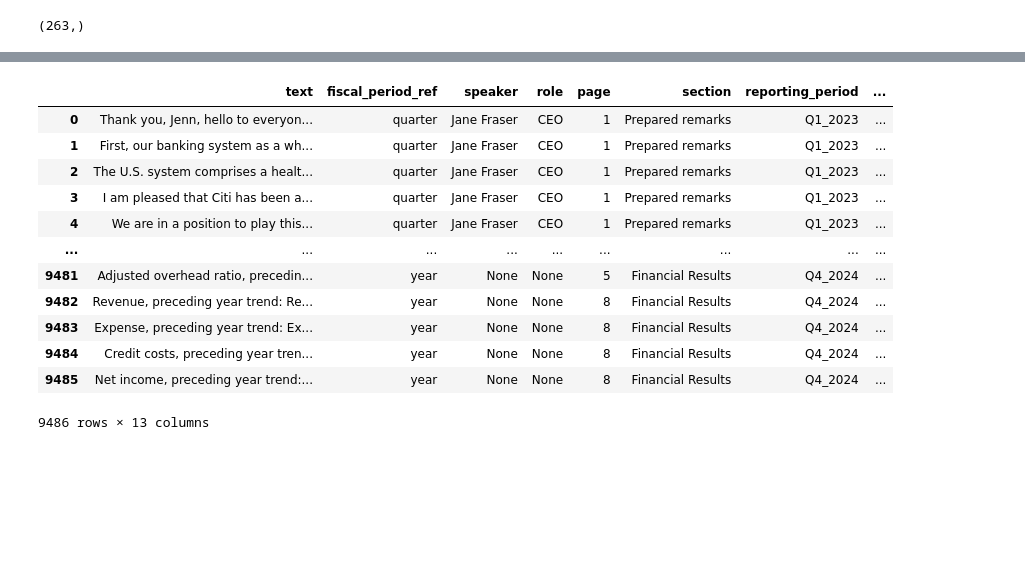
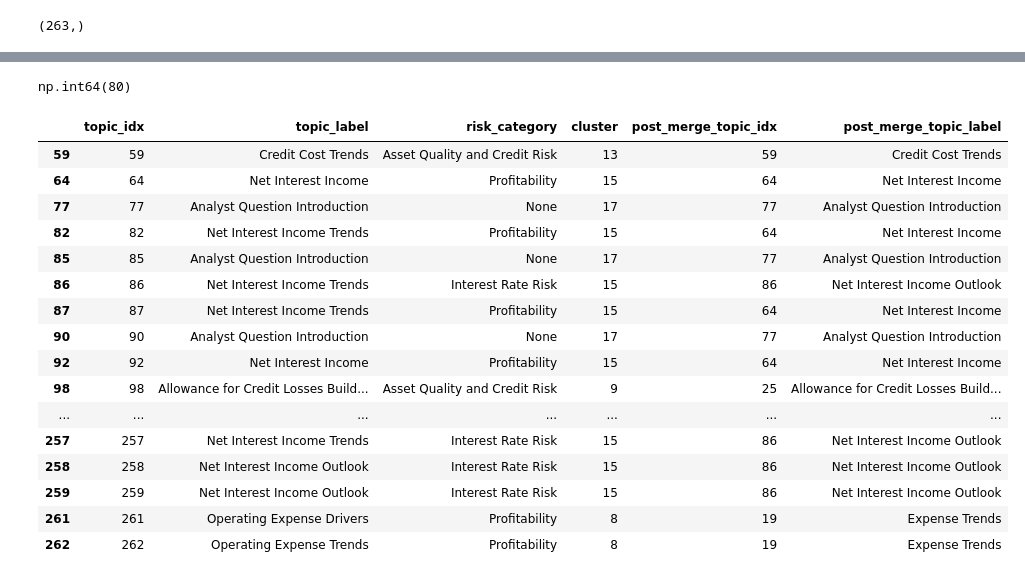
Before and after one commit to zr03/bank-of-eng-risk-monitoring, a Jupyter notebook: boe_risk_monitoring/nlp/nlp.ipynb, the cells around one changed output, grey strips where cells are left out. Cells and saved outputs as stored; diff of their text form; code cells hidden in the pictures; blank space fills up the shorter version.

```diff
--- a/boe_risk_monitoring/nlp/nlp.ipynb
+++ b/boe_risk_monitoring/nlp/nlp.ipynb
@@ -1407,7 +1341,5 @@ array([[0.        , 0.8662983 , 0.89418864, ..., 0.9262887 , 0.8849335 ,
 # %%
-from sklearn.cluster import DBSCAN
-
-dbscan = DBSCAN(eps=0.2, min_samples=2, metric='precomputed') # EPS of 0.2 ensures that only very similar topic labels are clustered together
+dbscan = DBSCAN(eps=0.25, min_samples=2, metric='precomputed') # EPS of 0.2 ensures that only very similar topic labels are clustered together
 cluster_labels = dbscan.fit_predict(distance_matrix)
 cluster_labels
 # %% [output]
@@ -1477,0 +1388,22 @@ all_topics_df
+# %%
+# Merge topics which are in the same cluster together
+def merge_topics(df):
+	"""
+	Merge topics based on the cluster and risk category.
+	"""
+	if df['cluster'].iloc[0] == -1:
+		# If the cluster is -1, it means it's an outlier, so we don't make any updates
+		return df[['topic_idx', 'topic_label']].rename(columns={
+			'topic_idx': 'post_merge_topic_idx',
+			'topic_label': 'post_merge_topic_label'
+		}).set_index(df.index)
+	# For other clusters, get the most common topic index and associated topic label
+	most_common_topic_idx = df['topic_idx'].mode()[0]
+	most_common_topic_label = df['topic_label'].mode()[0]
+	return pd.DataFrame({
+		'post_merge_topic_idx': [most_common_topic_idx]*len(df),
+		'post_merge_topic_label': [most_common_topic_label]*len(df),
+	}, index=df.index)
+merged_df = all_topics_df.groupby(['cluster', 'risk_category'], group_keys=False, dropna=False).apply(merge_topics).reset_index(drop=True)
+merged_topics_df = pd.concat([all_topics_df.reset_index(drop=True), merged_df], axis=1)
+merged_topics_df
@@ -1518,16 +1436,24 @@ merged_topics_df
-# %%
-df_all_text_main
-# %% [output]
-|  | text | fiscal_period_ref | speaker | role | page | section | reporting_period | ... |
-| 0 | Thank you, Jenn, hello to everyon... | quarter | Jane Fraser | CEO | 1 | Prepared remarks | Q1_2023 | ... |
-| 1 | First, our banking system as a wh... | quarter | Jane Fraser | CEO | 1 | Prepared remarks | Q1_2023 | ... |
-| 2 | The U.S. system comprises a healt... | quarter | Jane Fraser | CEO | 1 | Prepared remarks | Q1_2023 | ... |
-| 3 | I am pleased that Citi has been a... | quarter | Jane Fraser | CEO | 1 | Prepared remarks | Q1_2023 | ... |
-| 4 | We are in a position to play this... | quarter | Jane Fraser | CEO | 1 | Prepared remarks | Q1_2023 | ... |
-| ... | ... | ... | ... | ... | ... | ... | ... | ... |
-| 9481 | Adjusted overhead ratio, precedin... | year | None | None | 5 | Financial Results | Q4_2024 | ... |
-| 9482 | Revenue, preceding year trend: Re... | year | None | None | 8 | Financial Results | Q4_2024 | ... |
-| 9483 | Expense, preceding year trend: Ex... | year | None | None | 8 | Financial Results | Q4_2024 | ... |
-| 9484 | Credit costs, preceding year tren... | year | None | None | 8 | Financial Results | Q4_2024 | ... |
-| 9485 | Net income, preceding year trend:... | year | None | None | 8 | Financial Results | Q4_2024 | ... |
-9486 rows × 13 columns
+# %%
+merged_topics_df['post_merge_topic_label'].duplicated().sum()
+# %% [output]
+np.int64(80)
+# %%
+merged_topics_df.loc[merged_topics_df['topic_label'].duplicated(keep=False)]
+# %% [output]
+|  | topic_idx | topic_label | risk_category | cluster | post_merge_topic_idx | post_merge_topic_label |
+| 59 | 59 | Credit Cost Trends | Asset Quality and Credit Risk | 13 | 59 | Credit Cost Trends |
+| 64 | 64 | Net Interest Income | Profitability | 15 | 64 | Net Interest Income |
+| 77 | 77 | Analyst Question Introduction | None | 17 | 77 | Analyst Question Introduction |
+| 82 | 82 | Net Interest Income Trends | Profitability | 15 | 64 | Net Interest Income |
+| 85 | 85 | Analyst Question Introduction | None | 17 | 77 | Analyst Question Introduction |
+| 86 | 86 | Net Interest Income Trends | Interest Rate Risk | 15 | 86 | Net Interest Income Outlook |
+| 87 | 87 | Net Interest Income Trends | Profitability | 15 | 64 | Net Interest Income |
+| 90 | 90 | Analyst Question Introduction | None | 17 | 77 | Analyst Question Introduction |
+| 92 | 92 | Net Interest Income | Profitability | 15 | 64 | Net Interest Income |
+| 98 | 98 | Allowance for Credit Losses Build... | Asset Quality and Credit Risk | 9 | 25 | Allowance for Credit Losses Build... |
+| ... | ... | ... | ... | ... | ... | ... |
+| 257 | 257 | Net Interest Income Trends | Interest Rate Risk | 15 | 86 | Net Interest Income Outlook |
+| 258 | 258 | Net Interest Income Outlook | Interest Rate Risk | 15 | 86 | Net Interest Income Outlook |
+| 259 | 259 | Net Interest Income Outlook | Interest Rate Risk | 15 | 86 | Net Interest Income Outlook |
+| 261 | 261 | Operating Expense Drivers | Profitability | 8 | 19 | Expense Trends |
+| 262 | 262 | Operating Expense Trends | Profitability | 8 | 19 | Expense Trends |
```
Also changed, not shown: parts of 65 cells of this notebook.
